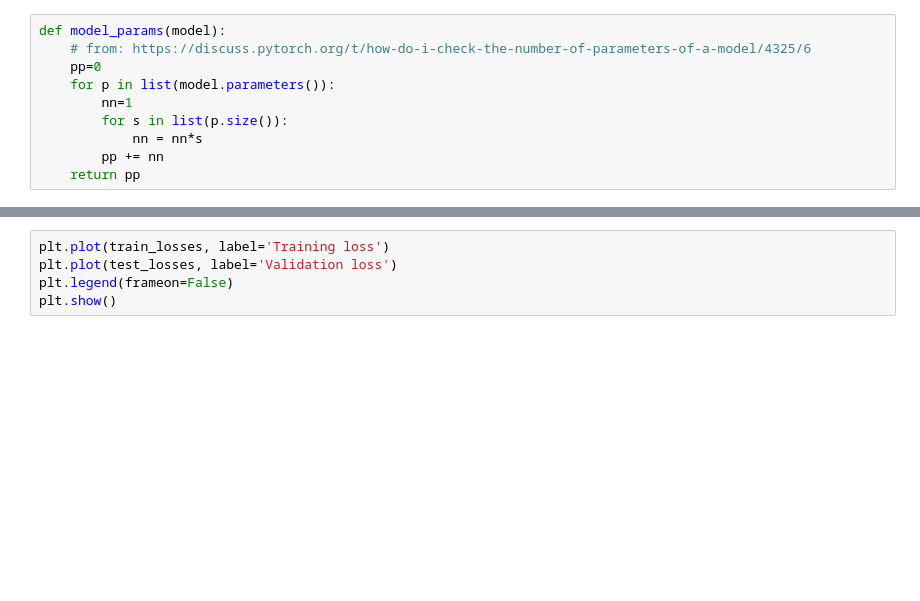
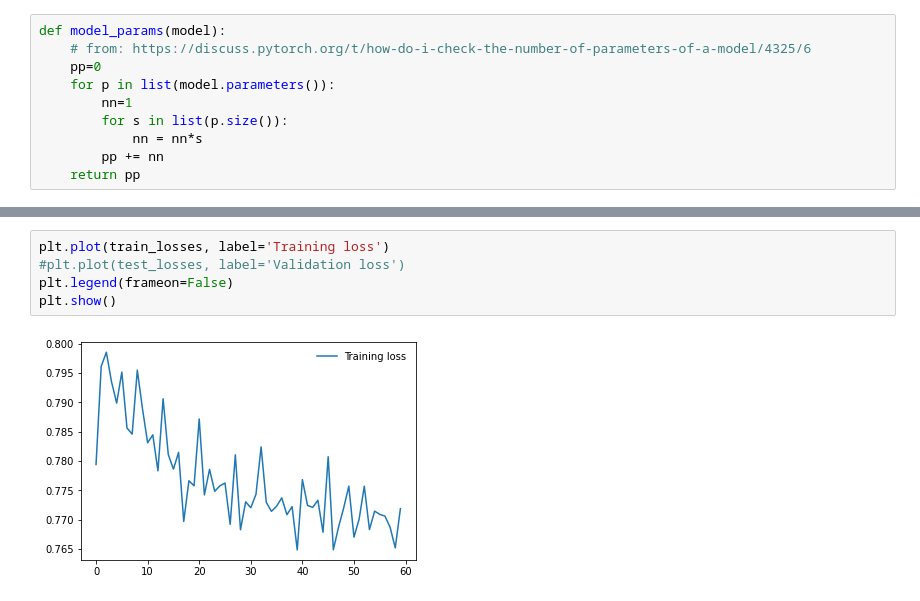
Before and after one commit to uridr/Finger-Detection, a Jupyter notebook: models/CNN.ipynb, the cells around one changed output, grey strips where cells are left out. Saved outputs shown, nothing was run; the diff lists cells and outputs as text; blank space fills up the shorter version.

```diff
--- a/models/CNN.ipynb
+++ b/models/CNN.ipynb
@@ -233,5 +371,7 @@ tensor([[0.0000e+00, 0.0000e+00, 0.0000e+00, 0.0000e+00, 1.0000e+00],
 # %%
 plt.plot(train_losses, label='Training loss')
-plt.plot(test_losses, label='Validation loss')
+#plt.plot(test_losses, label='Validation loss')
 plt.legend(frameon=False)
 plt.show()
+# %% [output]
+[figure, added]
```
Also changed, not shown: parts of 34 cells of this notebook, 6 other files.
